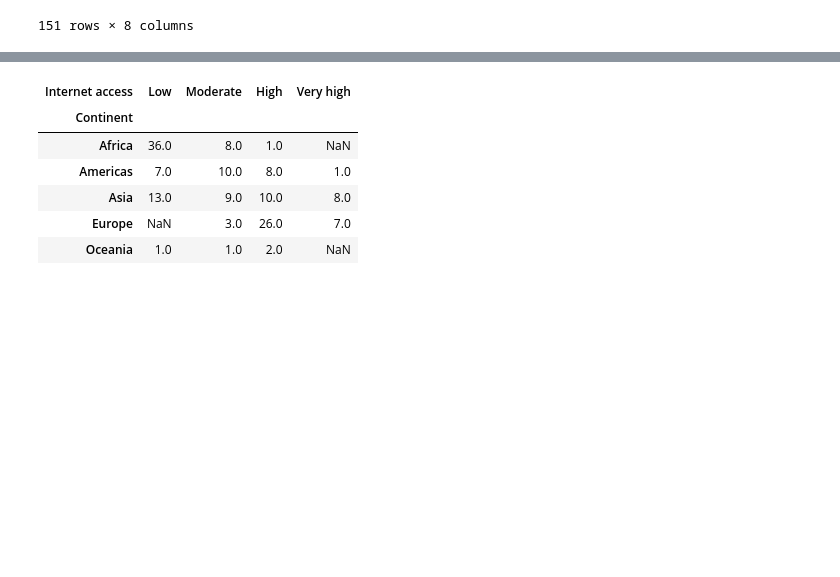
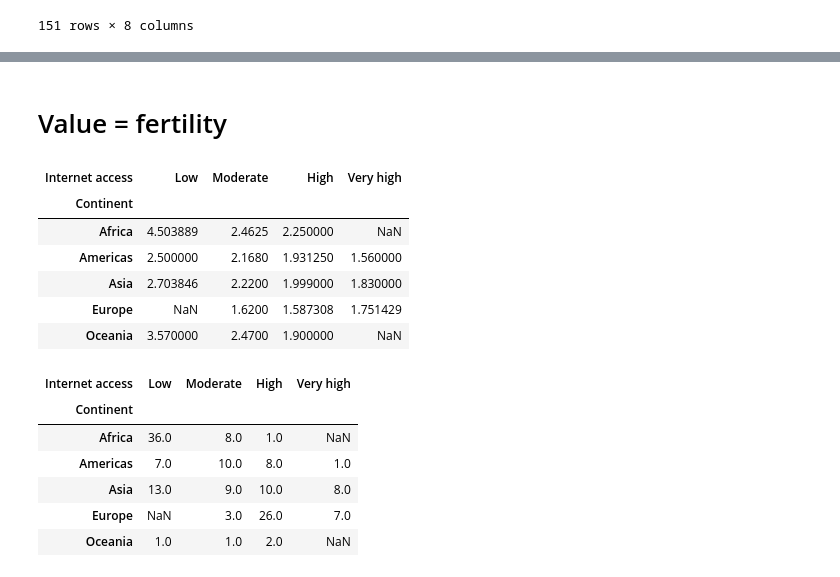
Before and after one commit to vaibhavdevangan/AI_with_DSML, a Jupyter notebook: 05_Data_Wrangling/2 Manipulating data.ipynb, the cells around one changed output, grey strips where cells are left out. Saved outputs shown, nothing was run; the diff lists cells and outputs as text; code cells hidden in the pictures; blank space fills up the shorter version.

```diff
--- a/05_Data_Wrangling/2 Manipulating data.ipynb
+++ b/05_Data_Wrangling/2 Manipulating data.ipynb
@@ -45,3 +134,21 @@ country.pivot_table(values='Years', index='Continent',
+# %% [markdown]
+# Value = fertility
+# %%
+country.pivot_table(
+    values='Fertility',
+    index='Continent',
+    columns='Internet access',
+    aggfunc=np.mean,
+    observed=False #obseerved=False to include all combinations of categories
+)
+# %% [output]
+| Internet access | Low | Moderate | High | Very high |
+| Continent |  |  |  |  |
+| Africa | 4.503889 | 2.4625 | 2.250000 | NaN |
+| Americas | 2.500000 | 2.1680 | 1.931250 | 1.560000 |
+| Asia | 2.703846 | 2.2200 | 1.999000 | 1.830000 |
+| Europe | NaN | 1.6200 | 1.587308 | 1.751429 |
+| Oceania | 3.570000 | 2.4700 | 1.900000 | NaN |
 # %%
 # Categorical features are sorted in alphabetical order by default
 country['Internet access'] = country['Internet access'].astype('category')
```
Also changed, not shown: parts of 12 cells of this notebook.
